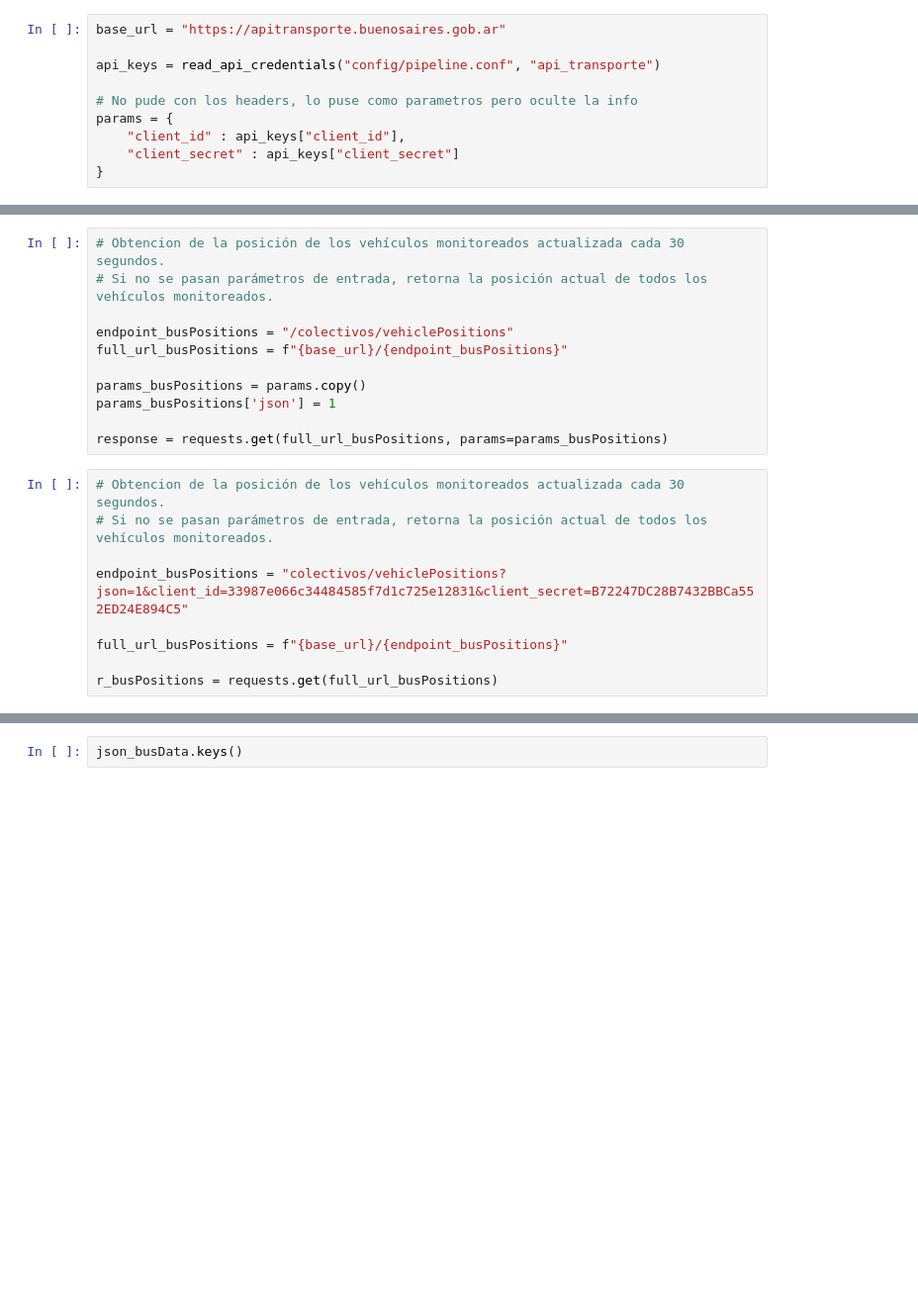
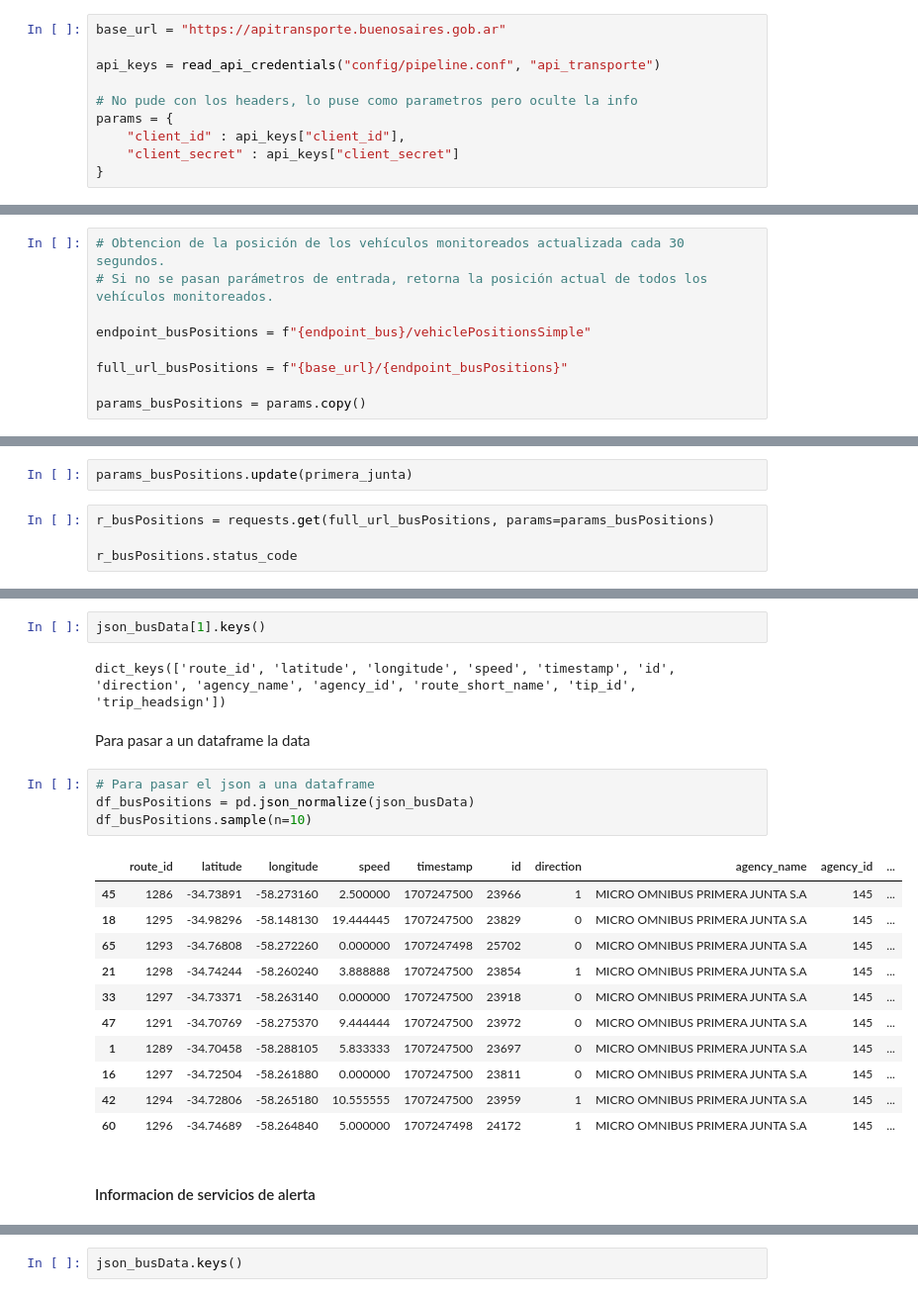
Before and after one commit to c-gonzalez-a/DataEngineeringCoder, a Jupyter notebook: main.ipynb, the cells around one changed output, grey strips where cells are left out. Shown: that part at 99% size. Saved outputs shown, nothing was run; the diff lists cells and outputs as text; blank space fills up the shorter version.

Commit message:
Table creation

```diff
--- a/main.ipynb
+++ b/main.ipynb
@@ -101,19 +80,8 @@ params = {
 # Obtencion de la posición de los vehículos monitoreados actualizada cada 30 segundos.
 # Si no se pasan parámetros de entrada, retorna la posición actual de todos los vehículos monitoreados.
 
-endpoint_busPositions = "/colectivos/vehiclePositions"
+endpoint_busPositions = f"{endpoint_bus}/vehiclePositionsSimple"
+
 full_url_busPositions = f"{base_url}/{endpoint_busPositions}"
 
 params_busPositions = params.copy()
-params_busPositions['json'] = 1
-
-response = requests.get(full_url_busPositions, params=params_busPositions)
-# %%
-# Obtencion de la posición de los vehículos monitoreados actualizada cada 30 segundos.
-# Si no se pasan parámetros de entrada, retorna la posición actual de todos los vehículos monitoreados.
-
-endpoint_busPositions = "colectivos/vehiclePositions?json=1&client_id=33987e066c34484585f7d1c725e12831&client_secret=B72247DC28B7432BBCa552ED24E894C5"
-
-full_url_busPositions = f"{base_url}/{endpoint_busPositions}"
-
-r_busPositions = requests.get(full_url_busPositions)
@@ -123,0 +88,6 @@ r_busPositions.status_code
+# %%
+params_busPositions.update(primera_junta)
+# %%
+r_busPositions = requests.get(full_url_busPositions, params=params_busPositions)
+
+r_busPositions.status_code
@@ -148,0 +121,24 @@ dict
+# %%
+json_busData[1].keys()
+# %% [output]
+dict_keys(['route_id', 'latitude', 'longitude', 'speed', 'timestamp', 'id', 'direction', 'agency_name', 'agency_id', 'route_short_name', 'tip_id', 'trip_headsign'])
+# %% [markdown]
+Para pasar a un dataframe la data
+# %%
+# Para pasar el json a una dataframe
+df_busPositions = pd.json_normalize(json_busData)
+df_busPositions.sample(n=10)
+# %% [output]
+|  | route_id | latitude | longitude | speed | timestamp | id | direction | agency_name | agency_id | ... |
+| 45 | 1286 | -34.73891 | -58.273160 | 2.500000 | 1707247500 | 23966 | 1 | MICRO OMNIBUS PRIMERA JUNTA S.A | 145 | ... |
+| 18 | 1295 | -34.98296 | -58.148130 | 19.444445 | 1707247500 | 23829 | 0 | MICRO OMNIBUS PRIMERA JUNTA S.A | 145 | ... |
+| 65 | 1293 | -34.76808 | -58.272260 | 0.000000 | 1707247498 | 25702 | 0 | MICRO OMNIBUS PRIMERA JUNTA S.A | 145 | ... |
+| 21 | 1298 | -34.74244 | -58.260240 | 3.888888 | 1707247500 | 23854 | 1 | MICRO OMNIBUS PRIMERA JUNTA S.A | 145 | ... |
+| 33 | 1297 | -34.73371 | -58.263140 | 0.000000 | 1707247500 | 23918 | 0 | MICRO OMNIBUS PRIMERA JUNTA S.A | 145 | ... |
+| 47 | 1291 | -34.70769 | -58.275370 | 9.444444 | 1707247500 | 23972 | 0 | MICRO OMNIBUS PRIMERA JUNTA S.A | 145 | ... |
+| 1 | 1289 | -34.70458 | -58.288105 | 5.833333 | 1707247500 | 23697 | 0 | MICRO OMNIBUS PRIMERA JUNTA S.A | 145 | ... |
+| 16 | 1297 | -34.72504 | -58.261880 | 0.000000 | 1707247500 | 23811 | 0 | MICRO OMNIBUS PRIMERA JUNTA S.A | 145 | ... |
+| 42 | 1294 | -34.72806 | -58.265180 | 10.555555 | 1707247500 | 23959 | 1 | MICRO OMNIBUS PRIMERA JUNTA S.A | 145 | ... |
+| 60 | 1296 | -34.74689 | -58.264840 | 5.000000 | 1707247498 | 24172 | 1 | MICRO OMNIBUS PRIMERA JUNTA S.A | 145 | ... |
+# %% [markdown]
+#### Informacion de servicios de alerta
```
Also changed, not shown: parts of 36 cells of this notebook.
